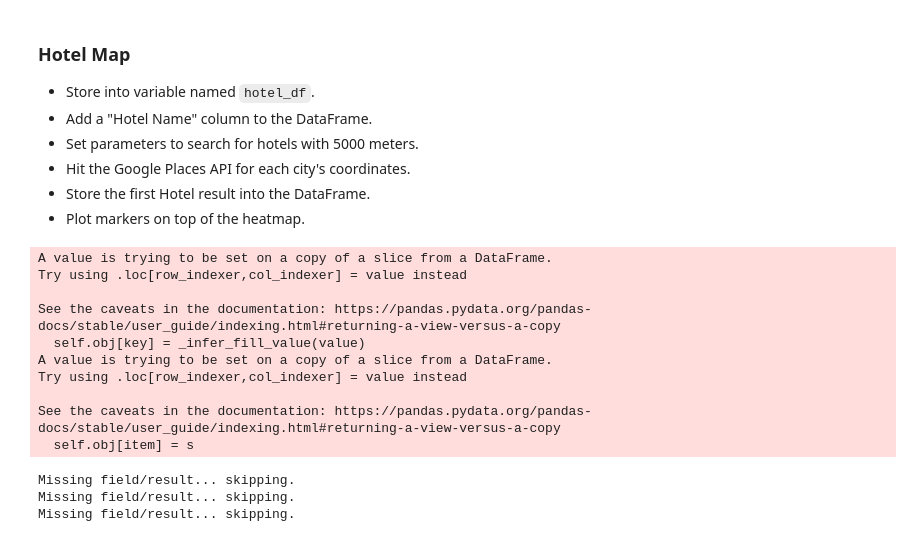
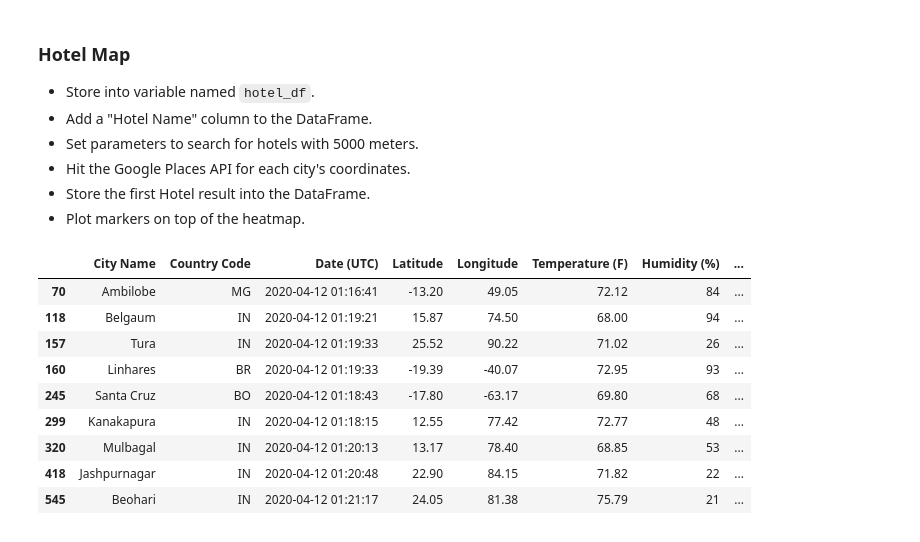
Before and after one commit to JeremyBrent/API_Challenge, a Jupyter notebook: Code/VacationPy.ipynb, the cells around one changed output. Drawn from its saved outputs; the diff is of its cells as text; code cells hidden in the pictures.

```diff
--- a/Code/VacationPy.ipynb
+++ b/Code/VacationPy.ipynb
@@ -116,14 +108,7 @@ for index, row in narrowed_city_df.iterrows():
     base_url = "https://maps.googleapis.com/maps/api/place/nearbysearch/json"
 
     # make request and print url
-    hotels = requests.get(base_url, params=params)
-
-#     print the name_address url, avoid doing for public github repos in order to avoid exposing key
-#     print(name_address.url)
-
-    # convert to json
-    hotels = hotels.json()
-    # print(json.dumps(name_address, indent=4, sort_keys=True))
+    hotels = requests.get(base_url, params=params).json()
 
     # Since some data may be missing we incorporate a try-except to skip any that are missing a data point.
     try:
@@ -131,20 +116,18 @@ for index, row in narrowed_city_df.iterrows():
 
     except (KeyError, IndexError):
         print("Missing field/result... skipping.")
-# %% [output]
-A value is trying to be set on a copy of a slice from a DataFrame.
-Try using .loc[row_indexer,col_indexer] = value instead
-
-See the caveats in the documentation: https://pandas.pydata.org/pandas-docs/stable/user_guide/indexing.html#returning-a-view-versus-a-copy
-  self.obj[key] = _infer_fill_value(value)
-A value is trying to be set on a copy of a slice from a DataFrame.
-Try using .loc[row_indexer,col_indexer] = value instead
-
-See the caveats in the documentation: https://pandas.pydata.org/pandas-docs/stable/user_guide/indexing.html#returning-a-view-versus-a-copy
-  self.obj[item] = s
-Missing field/result... skipping.
-Missing field/result... skipping.
-Missing field/result... skipping.
 # %%
 narrowed_city_df = narrowed_city_df.dropna(how='any')
+narrowed_city_df
+# %% [output]
+|  | City Name | Country Code | Date (UTC) | Latitude | Longitude | Temperature (F) | Humidity (%) | ... |
+| 70 | Ambilobe | MG | 2020-04-12 01:16:41 | -13.20 | 49.05 | 72.12 | 84 | ... |
+| 118 | Belgaum | IN | 2020-04-12 01:19:21 | 15.87 | 74.50 | 68.00 | 94 | ... |
+| 157 | Tura | IN | 2020-04-12 01:19:33 | 25.52 | 90.22 | 71.02 | 26 | ... |
+| 160 | Linhares | BR | 2020-04-12 01:19:33 | -19.39 | -40.07 | 72.95 | 93 | ... |
+| 245 | Santa Cruz | BO | 2020-04-12 01:18:43 | -17.80 | -63.17 | 69.80 | 68 | ... |
+| 299 | Kanakapura | IN | 2020-04-12 01:18:15 | 12.55 | 77.42 | 72.77 | 48 | ... |
+| 320 | Mulbagal | IN | 2020-04-12 01:20:13 | 13.17 | 78.40 | 68.85 | 53 | ... |
+| 418 | Jashpurnagar | IN | 2020-04-12 01:20:48 | 22.90 | 84.15 | 71.82 | 22 | ... |
+| 545 | Beohari | IN | 2020-04-12 01:21:17 | 24.05 | 81.38 | 75.79 | 21 | ... |
 # %%
```
Also changed, not shown: parts of 7 cells of this notebook, 6 other files.
